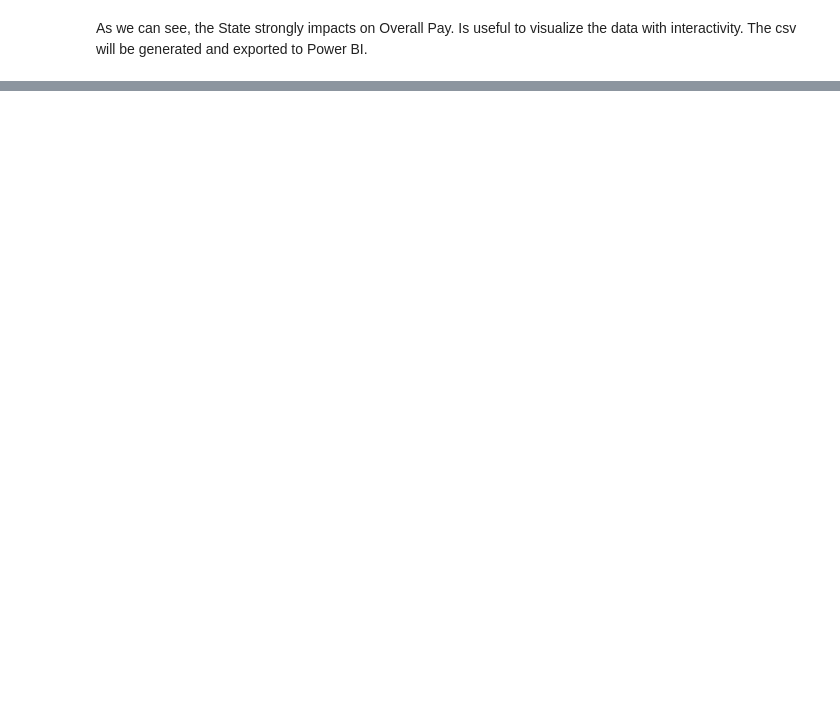
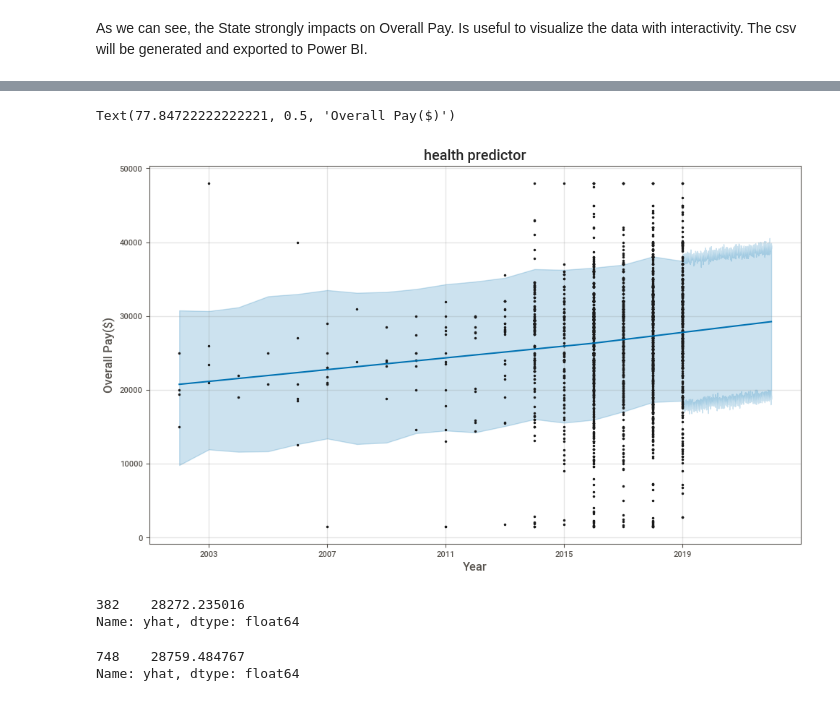
Before and after one commit to amandaventurac/PhD_salaries, a Jupyter notebook: PhD_salaries.ipynb, the cells around one changed output, grey strips where cells are left out. Drawn from its saved outputs; the diff is of its cells as text; code cells hidden in the pictures; blank space fills up the shorter version.

```diff
--- a/PhD_salaries.ipynb
+++ b/PhD_salaries.ipynb
@@ -1109,0 +1188,3 @@ df_final.to_excel("phd_stipend.xlsx", index = False)
+# %%
+df3["formated date"] = df3["Academic Year"].apply(format_date_to_prophet)
+display(df3)
@@ -1109,0 +1228,9 @@ df_final.to_excel("phd_stipend.xlsx", index = False)
+# %%
+df_train = df3.loc[(df3['formated date'] < '2020-01-01')]
+prophet_field_health_df = df_train[df_train["field"] == "health sciences"]
+prophet_field_health_df.sort_values(by='formated date', inplace = True)
+prophet_field_stem_df = df_train[df_train["field"] == "science, technology, engineering and math"]
+prophet_field_humanities_df= df_train[df_train["field"] == "humanities"]
+prophet_field_pbf_df = df_train[df_train["field"] == "public, finance and business"]
+prophet_field_earth_df = df_train[df_train["field"] == "earth science and environment"]
+prophet_field_others_df = df_train[df_train["field"] == "non-classified"]
@@ -1109,0 +1241,5 @@ df_final.to_excel("phd_stipend.xlsx", index = False)
+# %%
+train_prophet_field_health= pd.DataFrame()
+train_prophet_field_health['ds'] = prophet_field_health_df['formated date']
+train_prophet_field_health['y']  = prophet_field_health_df['Overall Pay Integer without outliers']
+train_prophet_field_health.tail(7)
@@ -1109,0 +1257,6 @@ df_final.to_excel("phd_stipend.xlsx", index = False)
+# %%
+from fbprophet import Prophet
+predictor_heatlh = Prophet(yearly_seasonality=0)
+
+#model training:
+predictor_heatlh.fit(train_prophet_field_health)
@@ -1109,0 +1268,21 @@ df_final.to_excel("phd_stipend.xlsx", index = False)
+# %%
+#using the model to forecast the nex 3 years, 2020,2021,2022:
+future_health = predictor_heatlh.make_future_dataframe(periods=1095)
+forecast_health = predictor_heatlh.predict(future_health)
+predictor_heatlh.plot(forecast_health)
+plt.title("health predictor")
+plt.xlabel("Year")
+plt.ylabel("Overall Pay($)")
+# %% [output]
+Text(77.84722222222221, 0.5, 'Overall Pay($)')
+[figure, added]
+# %%
+print((forecast_health.loc[forecast_health["ds"] == "2020-01-01"])["yhat"])
+# %% [output]
+382    28272.235016
+Name: yhat, dtype: float64
+# %%
+print((forecast_health.loc[forecast_health["ds"] == "2021-01-01"])["yhat"])
+# %% [output]
+748    28759.484767
+Name: yhat, dtype: float64
```
Also changed, not shown: parts of 41 cells of this notebook.
